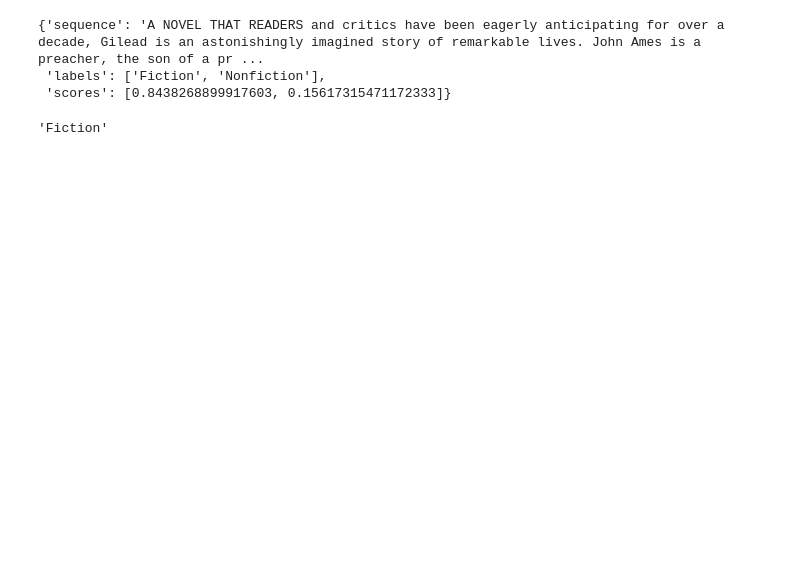
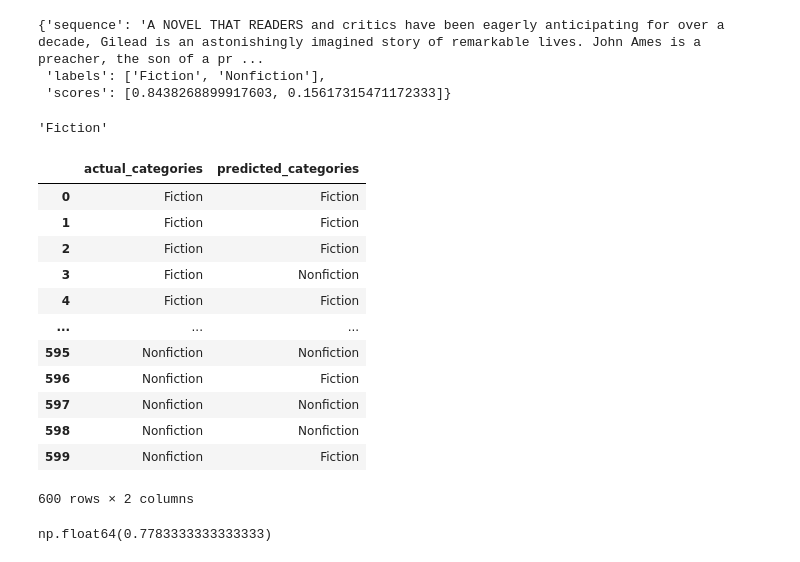
Before and after one commit to John-Fadipe/Semantic_Book_Recommender_Model, a Jupyter notebook: Text Classification.ipynb, the cells around one changed output. Drawn from its saved outputs; the diff is of its cells as text; code cells hidden in the pictures; blank space fills up the shorter version.

```diff
--- a/Text Classification.ipynb
+++ b/Text Classification.ipynb
@@ -146,3 +143,42 @@ max_label = pipe(sequence, fiction_categories)["labels"][max_index]
 max_label
 # %% [output]
 'Fiction'
+# %%
+def generate_predictions(sequence, categories):
+    predictions = pipe(sequence, categories)
+    max_index = np.argmax(predictions["scores"])
+    max_label = predictions["labels"][max_index]
+    return max_label
+# %%
+from tqdm import tqdm
+
+actual_cats = []
+predicted_cats = []
+
+for i in tqdm(range(0, 300)):
+    sequence = raw_df.loc[raw_df["simple_categories"] == "Fiction", "description"].reset_index(drop = True)[i]
+    predicted_cats += [generate_predictions(sequence, fiction_categories)]
+    actual_cats += ["Fiction"]
+# %%
+for i in tqdm(range(0, 300)):
+    sequence = raw_df.loc[raw_df["simple_categories"] == "Nonfiction", "description"].reset_index(drop = True)[i]
+    predicted_cats += [generate_predictions(sequence, fiction_categories)]
+    actual_cats += ["Nonfiction"]
+# %%
+predictions_df = pd.DataFrame({"actual_categories": actual_cats, "predicted_categories": predicted_cats})
+
+predictions_df
+# %% [output]
+|  | actual_categories | predicted_categories |
+| 0 | Fiction | Fiction |
+| 1 | Fiction | Fiction |
+| 2 | Fiction | Fiction |
+| 3 | Fiction | Nonfiction |
+| 4 | Fiction | Fiction |
+| ... | ... | ... |
+| 595 | Nonfiction | Nonfiction |
+| 596 | Nonfiction | Fiction |
+| 597 | Nonfiction | Nonfiction |
+| 598 | Nonfiction | Nonfiction |
+| 599 | Nonfiction | Fiction |
+600 rows × 2 columns
@@ -148,0 +189,4 @@ max_label
+# %%
+predictions_df["correct_prediction"].sum() / len(predictions_df)
+# %% [output]
+np.float64(0.7783333333333333)
```
Also changed, not shown: parts of 8 cells of this notebook, 2 other files.
